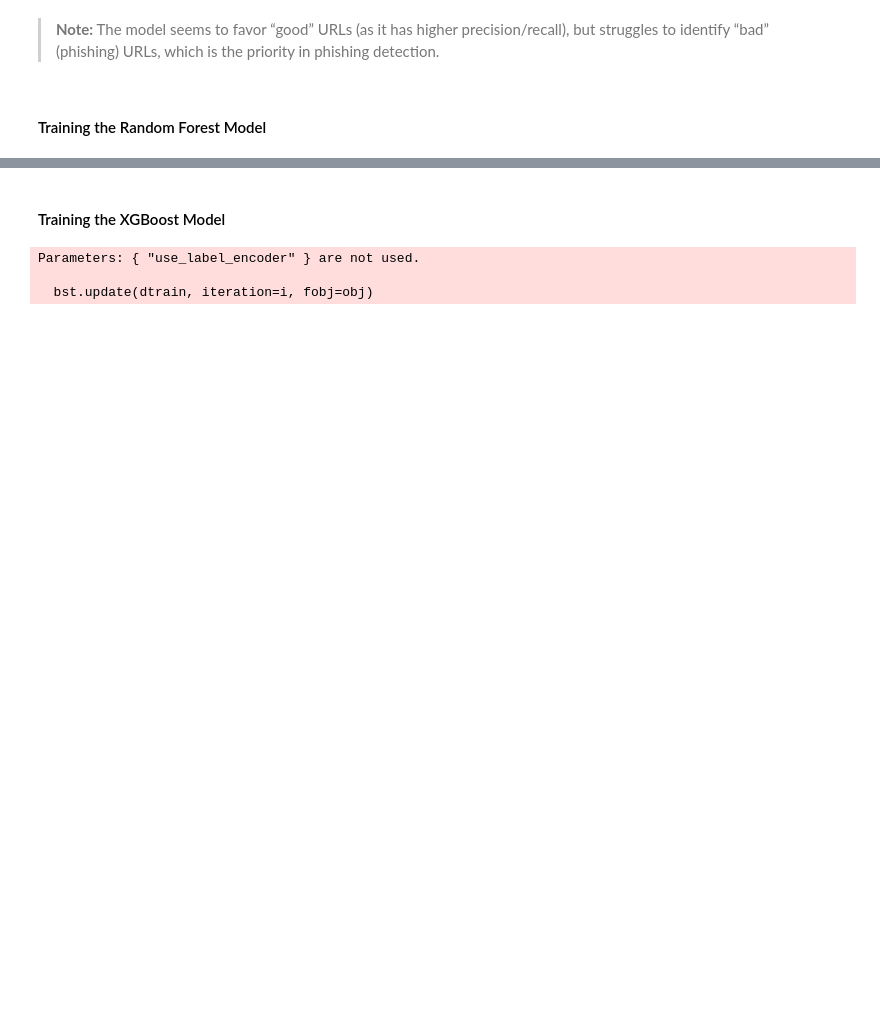
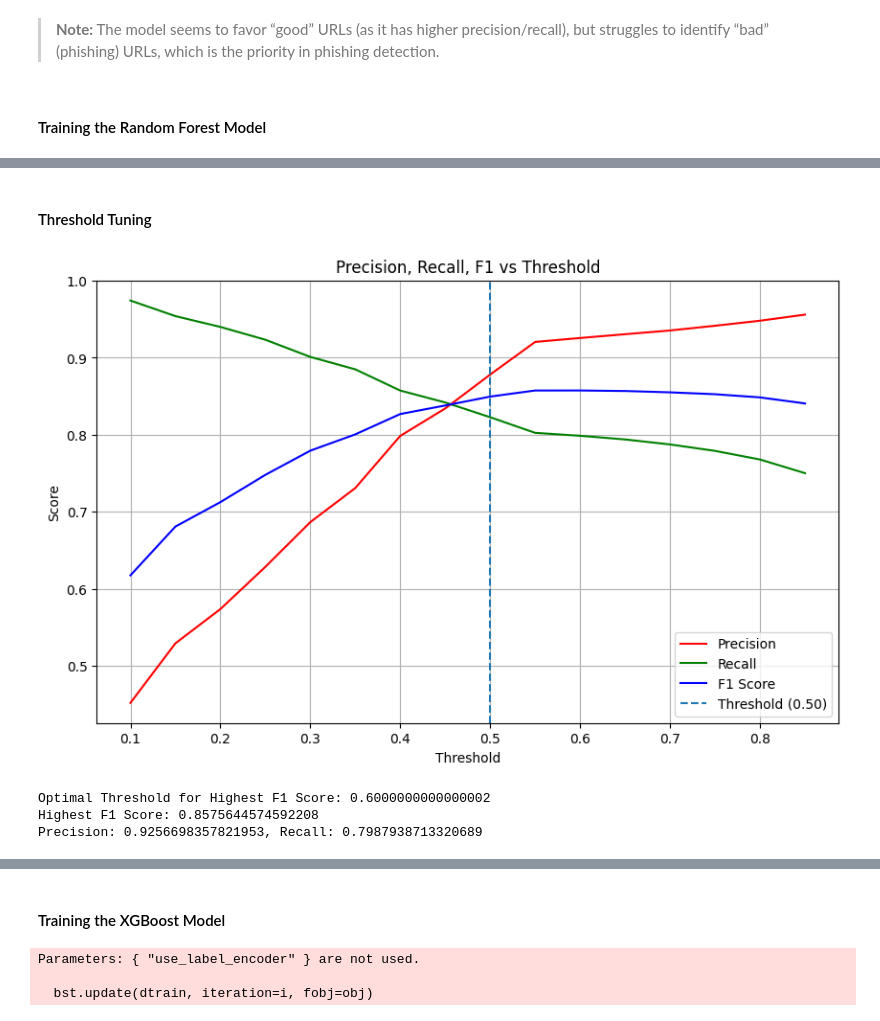
Before and after one commit to andresfigueroa282/Phishing-Website-Detection-Project, a Jupyter notebook: Phishing Website Detection Model.ipynb, the cells around one changed output, grey strips where cells are left out. Saved outputs shown, nothing was run; the diff lists cells and outputs as text; code cells hidden in the pictures; blank space fills up the shorter version.

```diff
--- a/Phishing Website Detection Model.ipynb
+++ b/Phishing Website Detection Model.ipynb
@@ -294,7 +335,7 @@ Our main focus is going to be high recall for Class 0 (`phishing detection`)
 y = df['Label']
 X = df.drop(columns = 'Label')
 # %%
-X_train, X_test, y_train, y_test = train_test_split(X, y, test_size = 0.2, random_state = 1234, stratify = y)
+X_train, X_test, y_train, y_test = train_test_split(X, y, test_size = 0.3, random_state = 1234, stratify = y)
 # %%
 scaler = StandardScaler()
 X_train_scaled = scaler.fit_transform(X_train)
@@ -393,0 +446,39 @@ ROC AUC Score: 0.8111712526304699
+# %% [markdown]
+#### Threshold Tuning
+# %%
+thresholds = np.arange(0.1, 0.9, 0.05)
+precision_scores = []
+recall_scores = []
+f1_scores = []
+
+for thresh in thresholds:
+    y_pred_thresh = (y_proba_rf >= thresh).astype(int)
+    precision_scores.append(precision_score(y_test, y_pred_thresh))
+    recall_scores.append(recall_score(y_test, y_pred_thresh))
+    f1_scores.append(f1_score(y_test, y_pred_thresh))
+
+plt.figure(figsize=(10, 6))
+plt.plot(thresholds, precision_scores, label = 'Precision', color = 'red')
+plt.plot(thresholds, recall_scores, label = 'Recall', color = 'green')
+plt.plot(thresholds, f1_scores, label = 'F1 Score', color = 'blue')
+plt.axvline(x = 0.50, linestyle = '--', label = 'Threshold (0.50)')
+plt.title("Precision, Recall, F1 vs Threshold")
+plt.xlabel("Threshold")
+plt.ylabel("Score")
+plt.legend()
+plt.grid(True)
+plt.show()
+# %% [output]
+[figure, added]
+# %%
+best_idx = np.argmax(f1_scores)
+best_threshold = thresholds[best_idx]
+best_f1 = f1_scores[best_idx]
+
+print(f"Optimal Threshold for Highest F1 Score: {best_threshold}")
+print(f"Highest F1 Score: {best_f1}")
+print(f"Precision: {precision_scores[best_idx]}, Recall: {recall_scores[best_idx]}")
+# %% [output]
+Optimal Threshold for Highest F1 Score: 0.6000000000000002
+Highest F1 Score: 0.8575644574592208
+Precision: 0.9256698357821953, Recall: 0.7987938713320689
```
Also changed, not shown: parts of 23 cells of this notebook.
